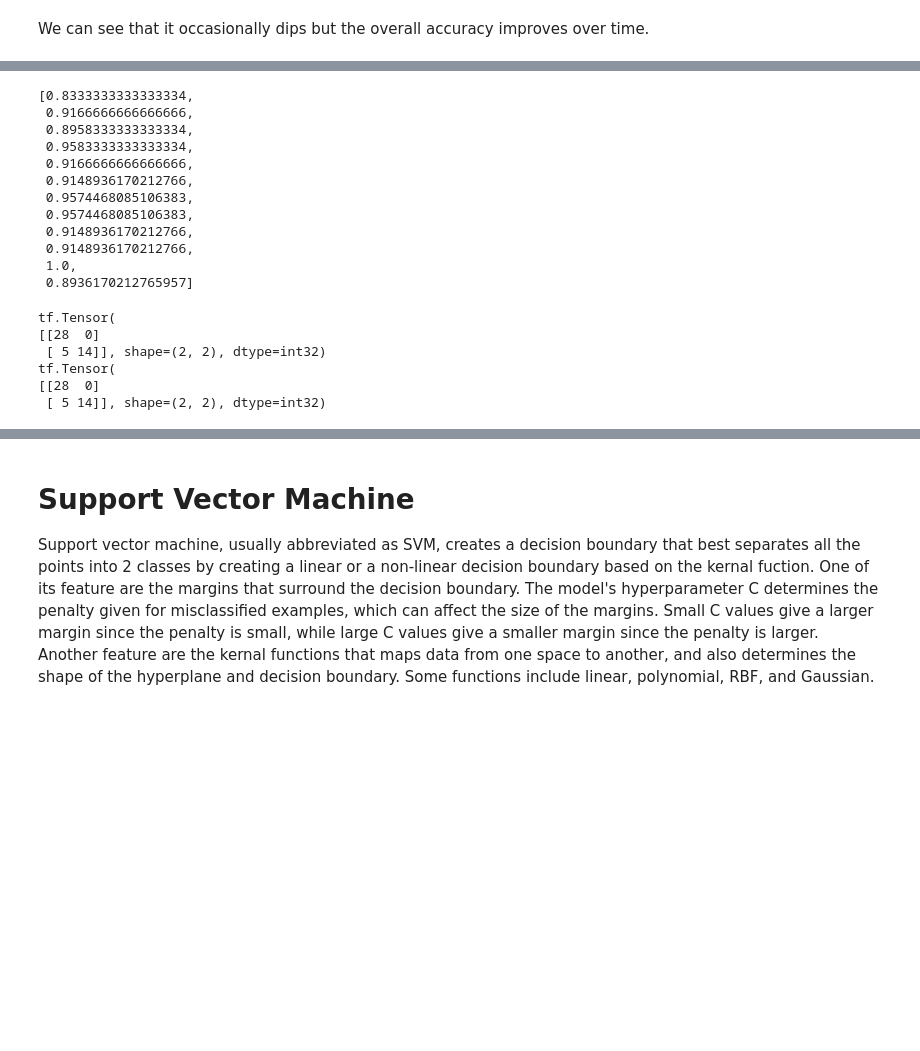
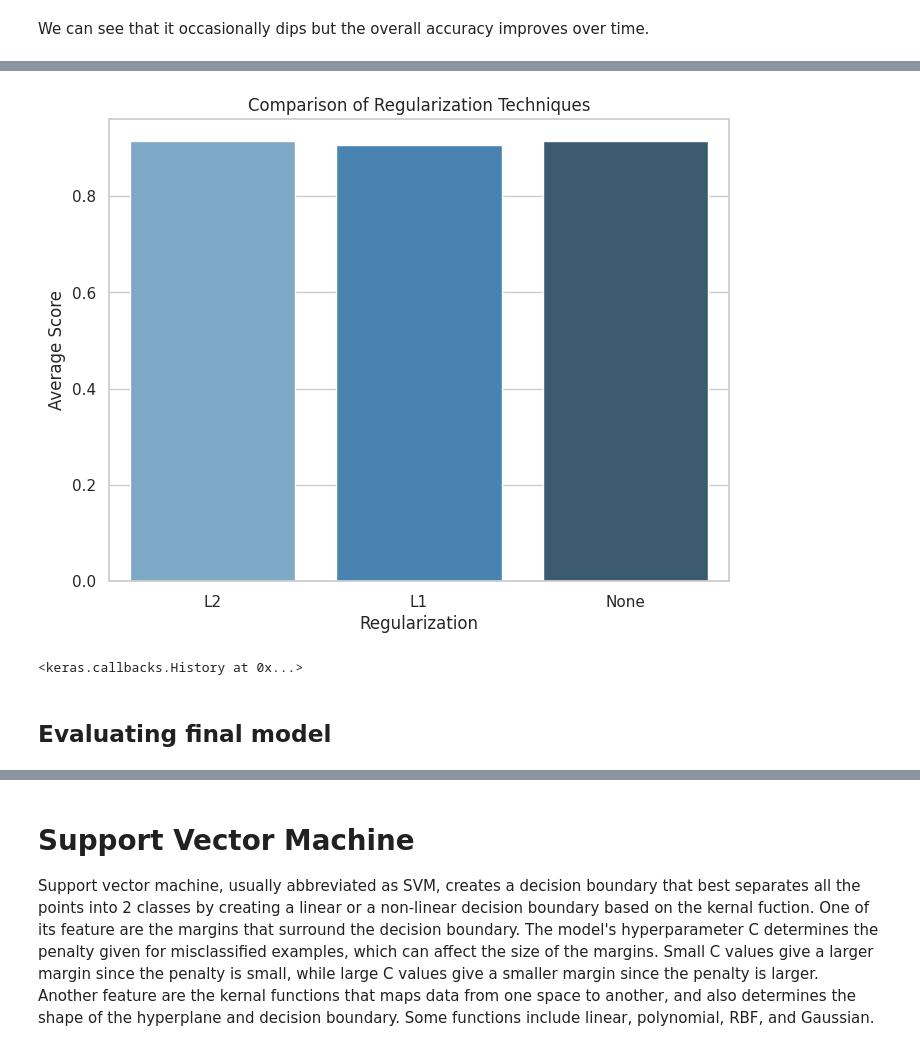
Before and after one commit to AR615598/Classifying_Cancer_Cells, a Jupyter notebook: cancer_cell_classification.ipynb, the cells around one changed output, grey strips where cells are left out. Cells and saved outputs as stored; diff of their text form; code cells hidden in the pictures; blank space fills up the shorter version.

```diff
--- a/cancer_cell_classification.ipynb
+++ b/cancer_cell_classification.ipynb
@@ -1098,29 +1148,23 @@ Most work as anticipated except number of layers where it had no influence in th
 # %%
 
-# Setting up the tuned model
+# Comparing regularizers
 
-kf = KFold(n_splits=12, shuffle=True, random_state=4)
+kf = KFold(n_splits=21, shuffle=True, random_state=4)
 train_loss_1 = []
 train_loss_2 = []
 train_loss_3 = []
 
 
 model1 = tf.keras.Sequential([
-    tf.keras.layers.Dense(9, activation='relu',kernel_regularizer=l2(0.01)),
-    Dropout(0.2),
-    tf.keras.layers.Dense(9, activation='relu',kernel_regularizer=l2(0.01)),
+    tf.keras.layers.Dense(37, activation='relu',kernel_regularizer=l2(0.01)),
     tf.keras.layers.Dense(1, activation='sigmoid')
 ])
 model2 = tf.keras.Sequential([
-    tf.keras.layers.Dense(9, activation='relu',kernel_regularizer=l1(0.01)),
-    Dropout(0.2),
-    tf.keras.layers.Dense(9, activation='relu',kernel_regularizer=l1(0.01)),
+    tf.keras.layers.Dense(37, activation='relu',kernel_regularizer=l1(0.01)),
     tf.keras.layers.Dense(1, activation='sigmoid')
 ])
 model3 = tf.keras.Sequential([
-    tf.keras.layers.Dense(9, activation='relu'),
-    Dropout(0.2),
-    tf.keras.layers.Dense(9, activation='relu'),
+    tf.keras.layers.Dense(37, activation='relu'),
     tf.keras.layers.Dense(1, activation='sigmoid')
 ])
 model1.compile(optimizer='adam', loss='binary_crossentropy', metrics=['accuracy'])
@@ -1157,3 +1201,10 @@ for train_index, test_index in kf.split(X):
     scores1.append(accuracy_score(y_test, y_pred1))
     scores2.append(accuracy_score(y_test, y_pred2))
     scores3.append(accuracy_score(y_test, y_pred3))
+
+scores1 = sum(scores1) / len(scores1)
+scores2 = sum(scores2) / len(scores2)
+scores3 = sum(scores3) / len(scores3)
+
+reg_scores = [scores1,scores2,scores3]
+reg_labels = ['L2','L1','None']
@@ -1201,27 +1211,24 @@ plt.show()
-# %%
-scores3
-# %% [output]
-[0.8333333333333334,
- 0.9166666666666666,
- 0.8958333333333334,
- 0.9583333333333334,
- 0.9166666666666666,
- 0.9148936170212766,
- 0.9574468085106383,
- 0.9574468085106383,
- 0.9148936170212766,
- 0.9148936170212766,
- 1.0,
- 0.8936170212765957]
-# %%
-conf_matrix = tf.math.confusion_matrix(y_test, y_pred3)
-conf_matrix_baseline = tf.math.confusion_matrix(y_test_baseline, y_pred_baseline)
-print(conf_matrix_baseline)
-print(conf_matrix)
-# %% [output]
-tf.Tensor(
-[[28  0]
- [ 5 14]], shape=(2, 2), dtype=int32)
-tf.Tensor(
-[[28  0]
- [ 5 14]], shape=(2, 2), dtype=int32)
+# %%
+sns.set(style="whitegrid")
+plt.figure(figsize=(8, 6))
+ax = sns.barplot(x=reg_labels, y=reg_scores, palette="Blues_d")
+ax.set_xlabel("Regularization")
+ax.set_ylabel("Average Score")
+ax.set_title("Comparison of Regularization Techniques")
+plt.show()
+# %% [output]
+[figure, added]
+# %%
+# final Model
+final = tf.keras.Sequential([
+    tf.keras.layers.Dense(37, activation='relu',kernel_regularizer=l2(0.01)),
+    tf.keras.layers.Dense(1, activation='sigmoid')
+])
+final.build(input_shape=(None, 30))
+final.compile(optimizer='adam', loss='binary_crossentropy', metrics=['accuracy'])
+
+final.fit(X_train, y_train, epochs=35,batch_size=3, verbose = 0)
+# %% [output]
+<keras.callbacks.History at 0x...>
+# %% [markdown]
+<h2> Evaluating final model</h2>
```
Also changed, not shown: parts of 43 cells of this notebook.
